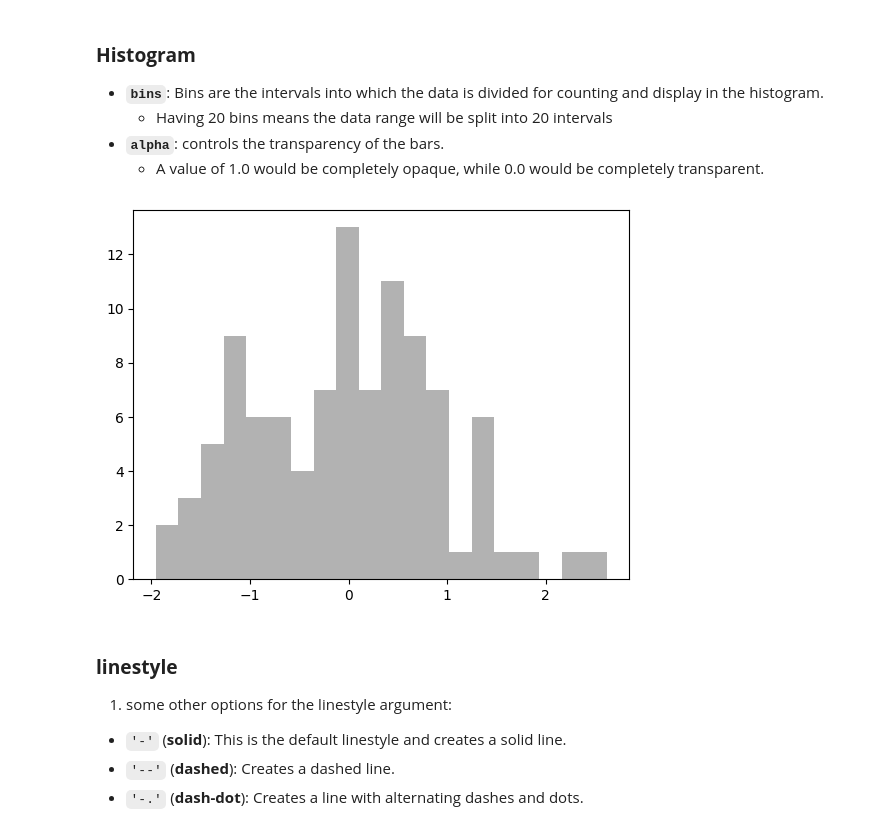
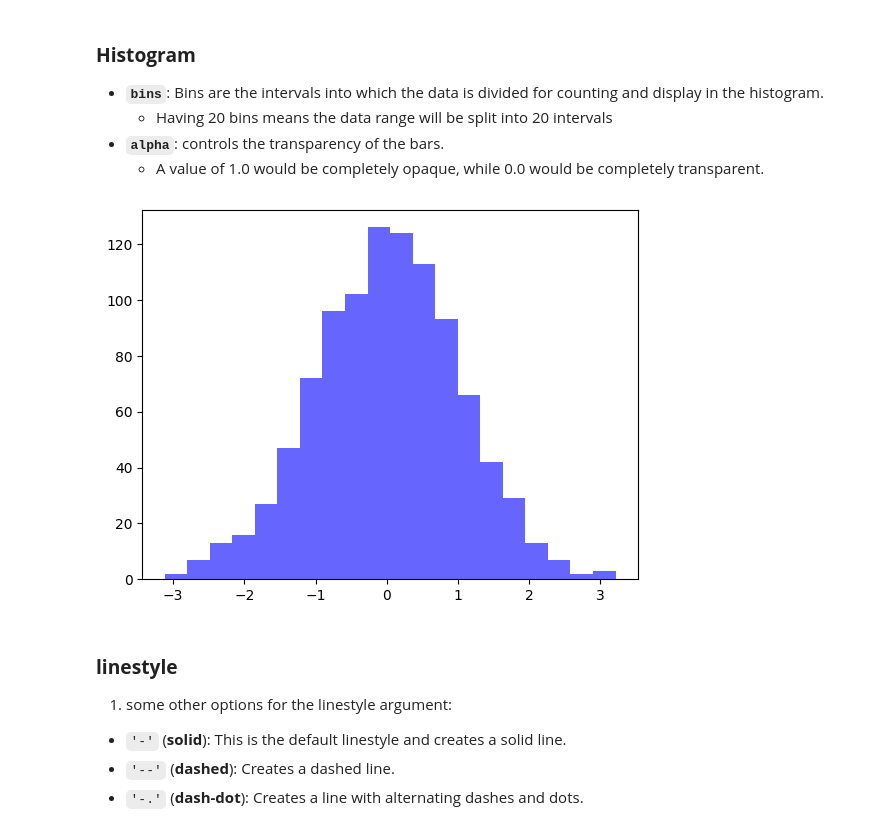
Before and after one commit to muzaffarizamuddin/Data-Science-Project, a Jupyter notebook: P166246_Week13_Plotting_Visualization_20260103.ipynb, the cells around one changed output. Drawn from its saved outputs; the diff is of its cells as text; code cells hidden in the pictures.

```diff
--- a/P166246_Week13_Plotting_Visualization_20260103.ipynb
+++ b/P166246_Week13_Plotting_Visualization_20260103.ipynb
@@ -84,10 +89,10 @@ plt.show()
 # %%
 # Histogram
 rng = np.random.default_rng(12345)
-plt.hist(rng.standard_normal(100), bins=20,
-         color='black', alpha=0.3);
+plt.hist(rng.standard_normal(1000), bins=20,
+         color='blue', alpha=0.6);
 # %% [output]
-[figure, old version]
+[figure, new version]
 # %% [markdown]
 ### **linestyle**
 1. some other options for the linestyle argument:
```
Also changed, not shown: parts of 18 cells of this notebook.
